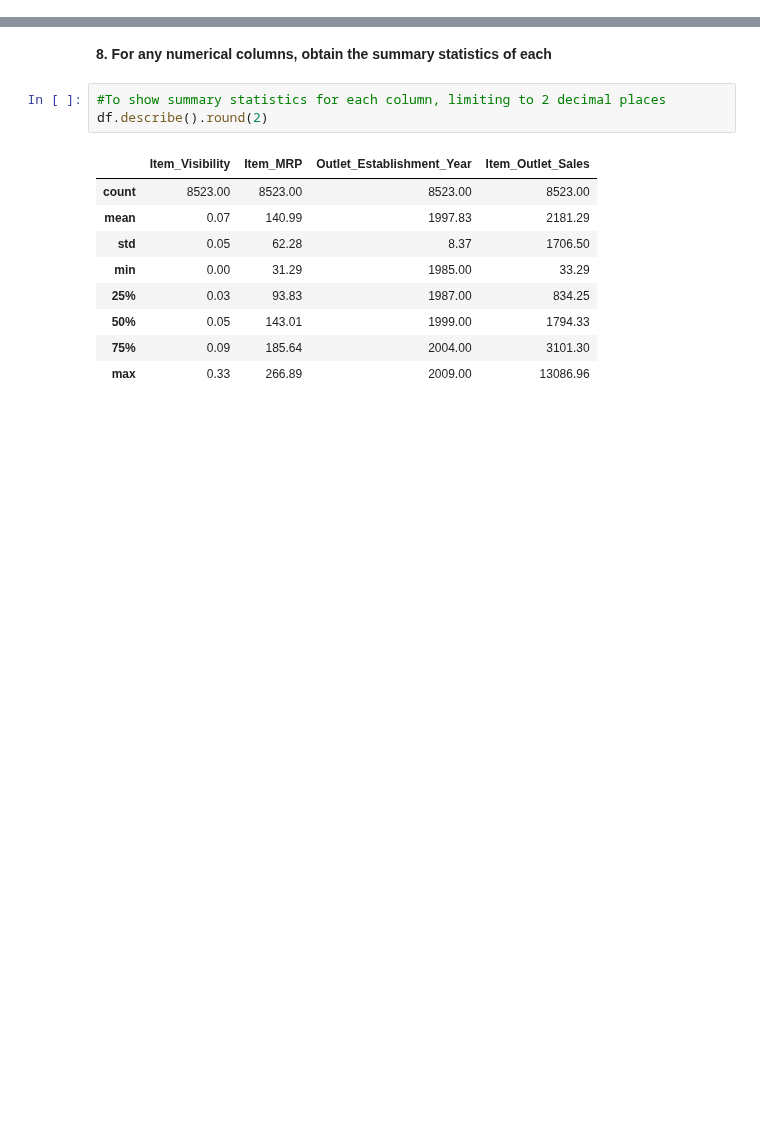
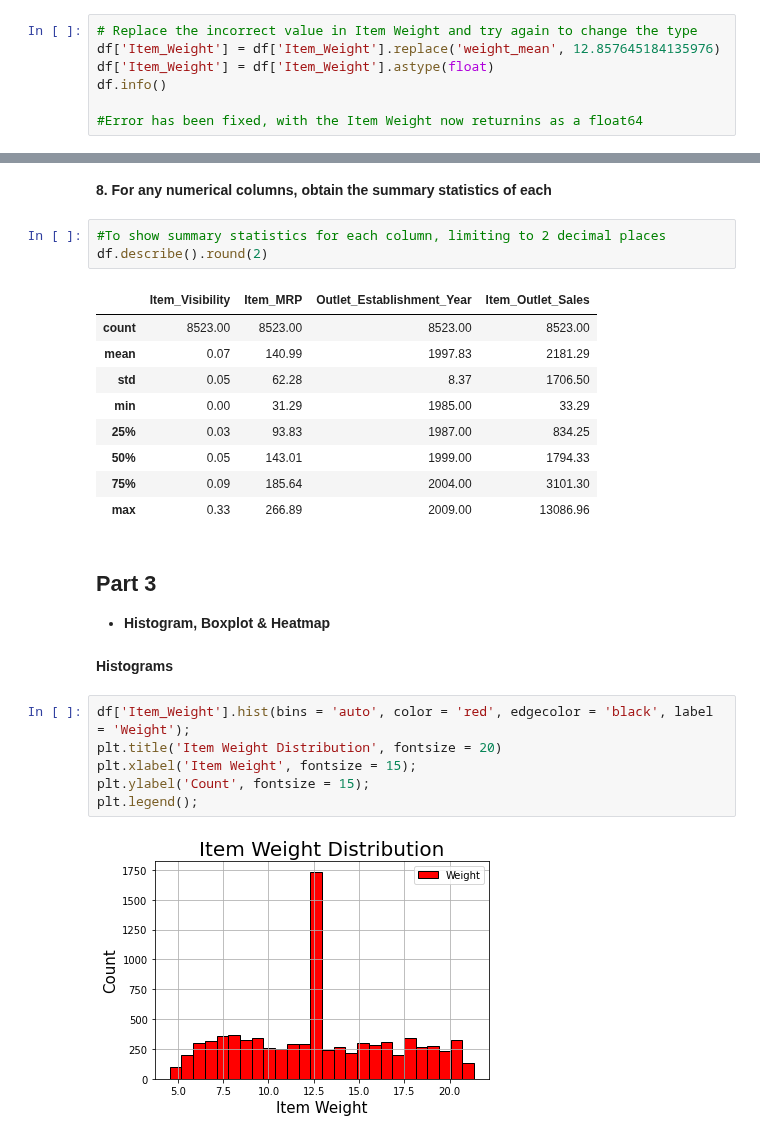
Before and after one commit to HarmonyKM/sales-predictions, a Jupyter notebook: Sales_Predictions.ipynb, the cells around one changed output, grey strips where cells are left out. Cells and saved outputs as stored; diff of their text form; blank space fills up the shorter version.

```diff
--- a/Sales_Predictions.ipynb
+++ b/Sales_Predictions.ipynb
@@ -106,0 +119,7 @@ dtype: int64
+# %%
+# Replace the incorrect value in Item Weight and try again to change the type
+df['Item_Weight'] = df['Item_Weight'].replace('weight_mean', 12.857645184135976)
+df['Item_Weight'] = df['Item_Weight'].astype(float)
+df.info()
+
+#Error has been fixed, with the Item Weight now returnins as a float64
@@ -200,3 +239,17 @@ df.describe().round(2)
 | 50% | 0.05 | 143.01 | 1999.00 | 1794.33 |
 | 75% | 0.09 | 185.64 | 2004.00 | 3101.30 |
 | max | 0.33 | 266.89 | 2009.00 | 13086.96 |
+# %% [markdown]
+## **Part 3**
+
+- **Histogram, Boxplot & Heatmap**
+# %% [markdown]
+**Histograms**
+# %%
+df['Item_Weight'].hist(bins = 'auto', color = 'red', edgecolor = 'black', label = 'Weight');
+plt.title('Item Weight Distribution', fontsize = 20)
+plt.xlabel('Item Weight', fontsize = 15);
+plt.ylabel('Count', fontsize = 15);
+plt.legend();
+# %% [output]
+[figure, added]
```
Also changed, not shown: parts of 11 cells of this notebook.
